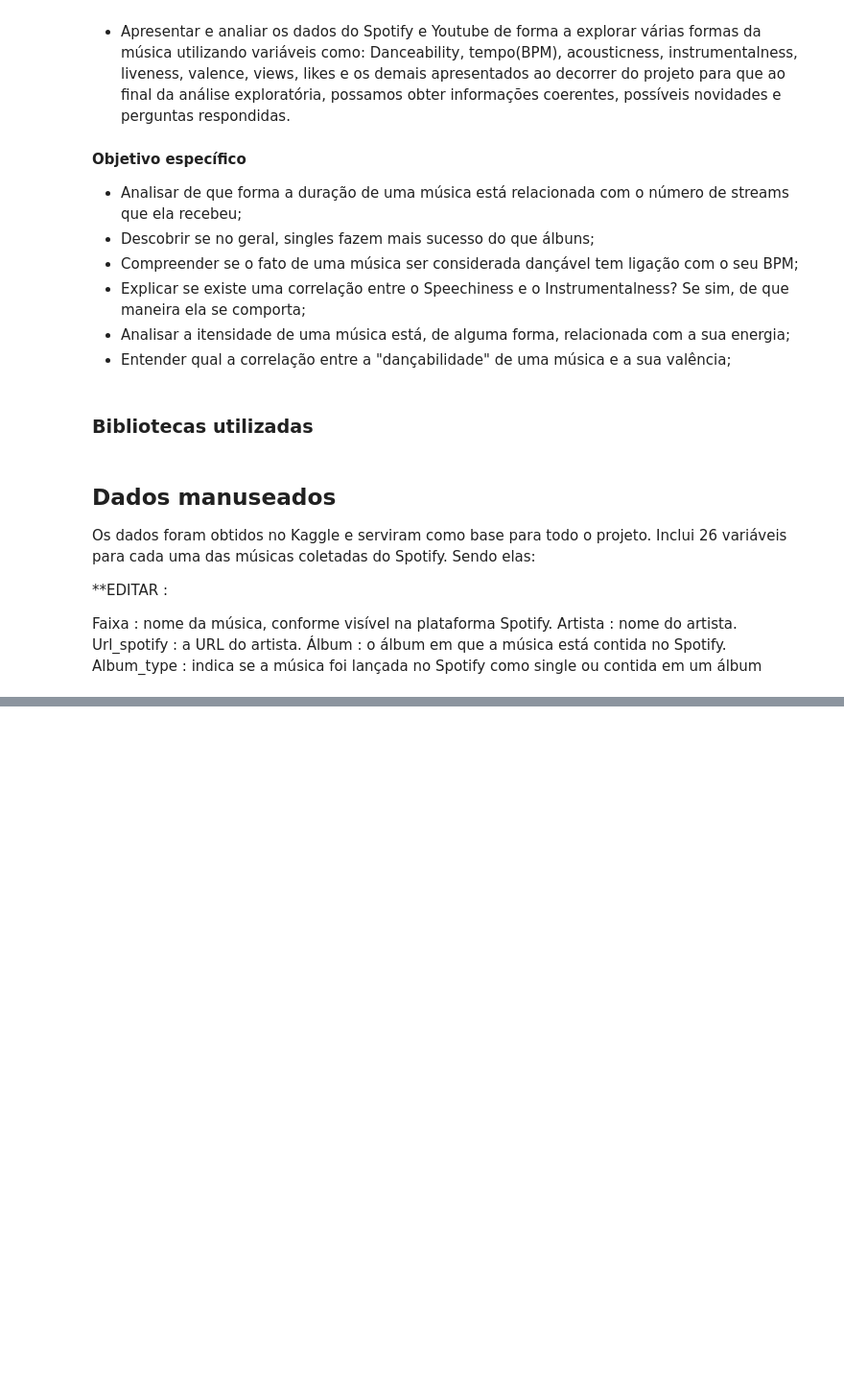
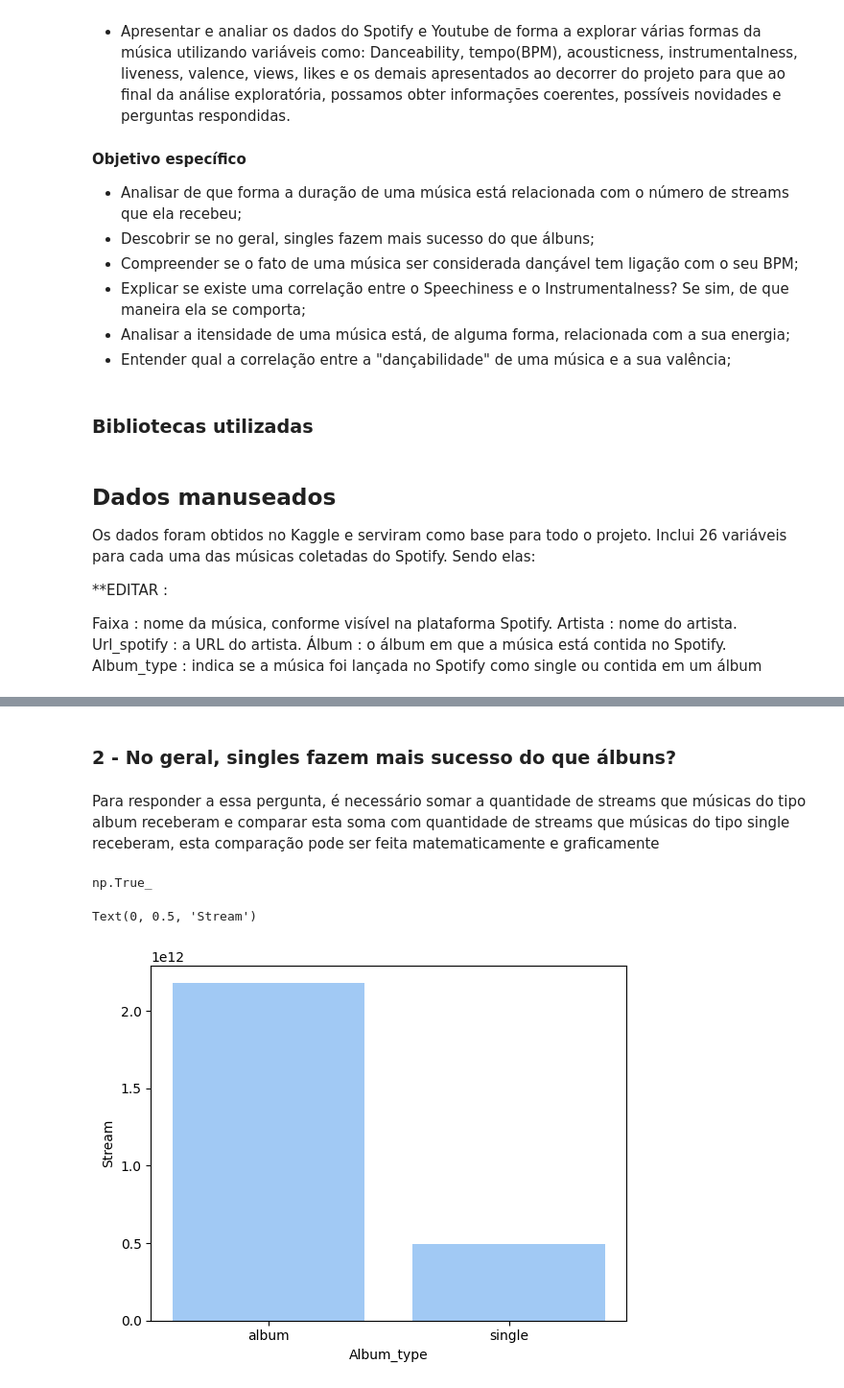
Before and after one commit to sylrod569/Projeto-ICD---An-lise-de-Dados-do-Spotify-Youtube, a Jupyter notebook: ProjetoFinal.ipynb, the cells around one changed output, grey strips where cells are left out. Shown at 96% size. Saved outputs shown, nothing was run; the diff lists cells and outputs as text; code cells hidden in the pictures; blank space fills up the shorter version.

```diff
--- a/ProjetoFinal.ipynb
+++ b/ProjetoFinal.ipynb
@@ -45,0 +76,25 @@ Album_type : indica se a música foi lançada no Spotify como single ou contida
+# %% [markdown]
+### 2 - No geral, singles fazem mais sucesso do que álbuns?
+# %% [markdown]
+Para responder a essa pergunta, é necessário somar a quantidade de streams que músicas do tipo album receberam e comparar esta soma com quantidade de streams que músicas do tipo single receberam, esta comparação pode ser feita matematicamente e graficamente
+# %%
+df_album = df_spotify_youtube[df_spotify_youtube['Album_type'] == 'album']
+soma_streams_album = df_album['Stream'].sum()
+
+df_single = df_spotify_youtube[df_spotify_youtube['Album_type'] == 'single']
+soma_streams_single = df_single['Stream'].sum()
+
+soma_streams_album > soma_streams_single
+# %% [output]
+np.True_
+# %%
+labels = ['album', 'single']
+valores = [soma_streams_album, soma_streams_single]
+
+plt.bar(labels, valores)
+
+plt.xlabel('Album_type')
+plt.ylabel('Stream')
+# %% [output]
+Text(0, 0.5, 'Stream')
+[figure, added]
```
Also changed, not shown: parts of 31 cells of this notebook, 1 other file.
